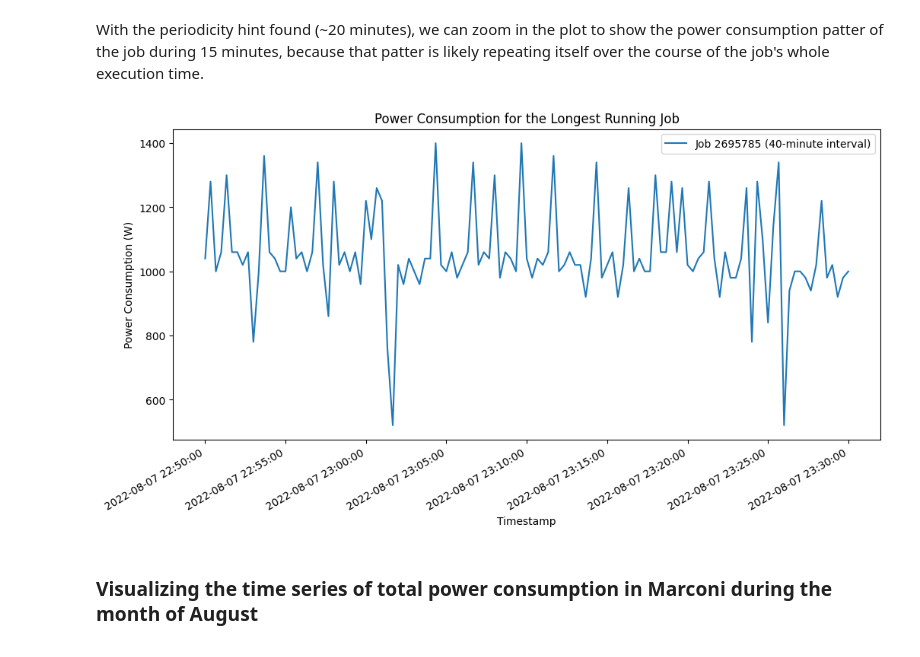
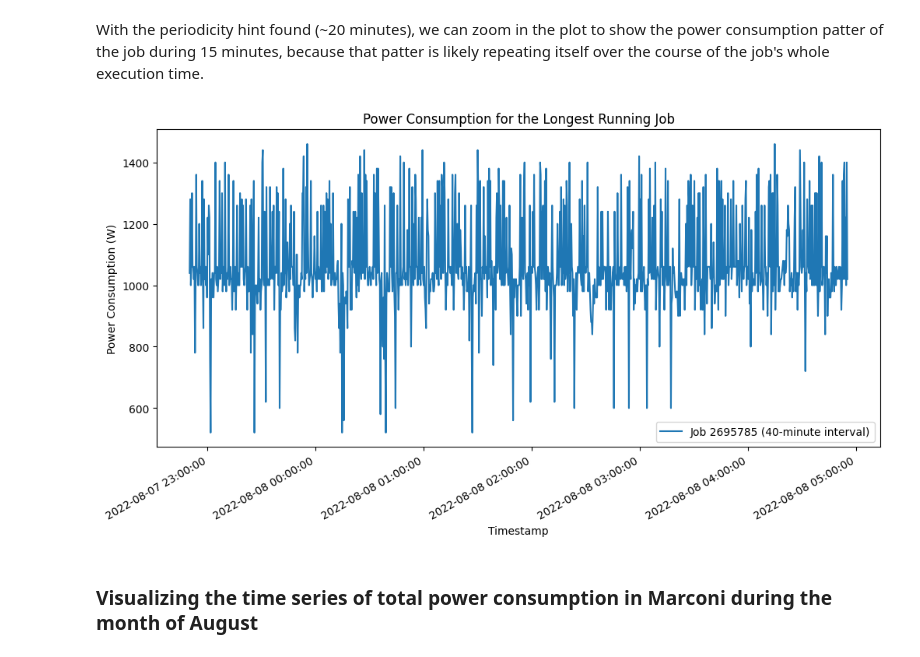
Before and after one commit to Marthyna/hpc-energy-consumption-profiling, a Jupyter notebook: notes/experiments_singlenode.ipynb, the cells around one changed output. Cells and saved outputs as stored; diff of their text form; code cells hidden in the pictures.

```diff
--- a/notes/experiments_singlenode.ipynb
+++ b/notes/experiments_singlenode.ipynb
@@ -280,10 +261,10 @@ print(start_time, end_time)
 from scipy.signal import periodogram
 
 # ensure timestamps are sorted
-longest_running_job_power = longest_running_job_power.sort_values(timestamp_col)
+total_power_df = total_power_df.sort_values(timestamp_col)
 
 # power consumption values
-power_values = longest_running_job_power[power_col].values
+power_values = total_power_df[power_col].values
 
 # Fourier transform to get periodogram using 1/20 as sampling freq since all timestamps are 20 secs from each other
 frequencies, power_spectrum = periodogram(power_values, fs=1/20)
@@ -324,22 +323,22 @@ With the periodicity hint found (~20 minutes), we can zoom in the plot to show t
 # %%
 longest_running_job_power[timestamp_col] = pd.to_datetime(longest_running_job_power[timestamp_col])
 
 interval_data = longest_running_job_power[
     (longest_running_job_power[timestamp_col] >= pd.to_datetime(start_time, utc=True)) &
-    (longest_running_job_power[timestamp_col] <= pd.to_datetime(start_time, utc=True) + pd.Timedelta(minutes=40))
+    (longest_running_job_power[timestamp_col] <= pd.to_datetime(start_time, utc=True) + pd.Timedelta(minutes=365.398956))
 ]
 
 plt.figure(figsize=(12, 6))
 plt.plot(interval_data[timestamp_col], interval_data[power_col], label=f'Job {longest_running_job_row["job_id"]} (40-minute interval)')
 plt.title(f'Power Consumption for the Longest Running Job')
 plt.xlabel('Timestamp')
 plt.ylabel('Power Consumption (W)')
 plt.gca().xaxis.set_major_formatter(mdates.DateFormatter('%Y-%m-%d %H:%M:%S'))
 plt.gcf().autofmt_xdate()  # Auto-format the x-axis date labels for better readability
 plt.legend()
 plt.show()
 # %% [output]
-[figure, old version]
+[figure, new version]
 # %% [markdown]
 ### Visualizing the time series of total power consumption in Marconi during the month of August
 # %%
```
Also changed, not shown: parts of 12 cells of this notebook, 2 other files.
